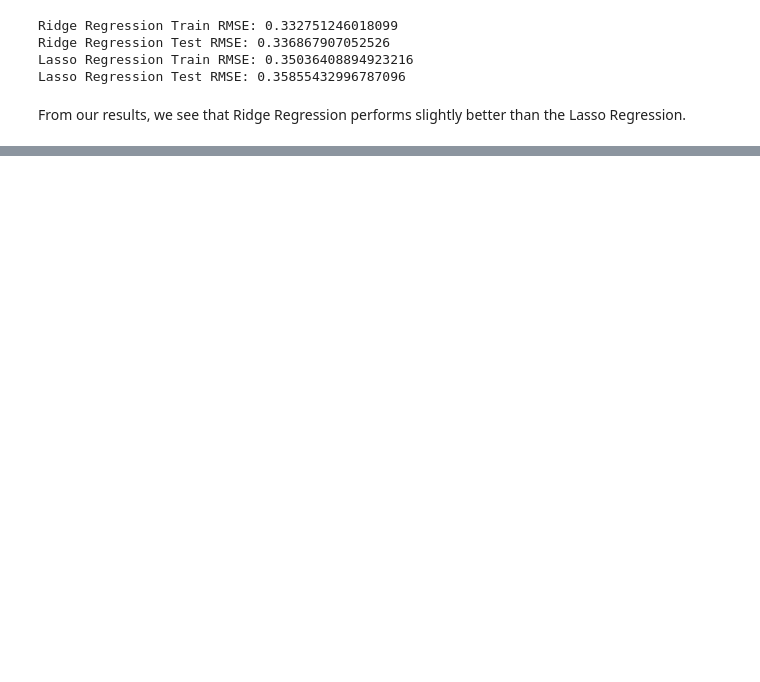
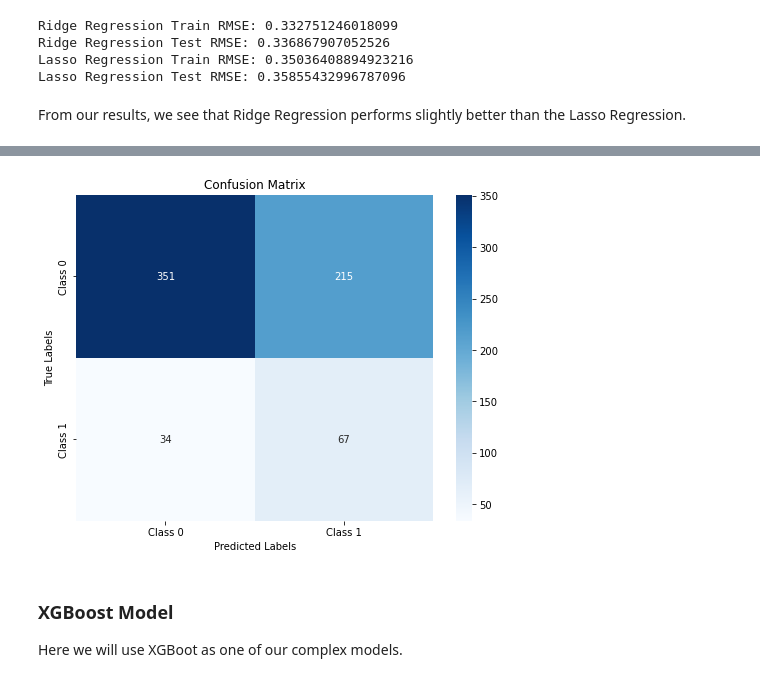
Before and after one commit to DoreenMolly/SyriaTel-Churn-Prediction, a Jupyter notebook: SyriaTel_Customer_Prediction.ipynb, the cells around one changed output, grey strips where cells are left out. Drawn from its saved outputs; the diff is of its cells as text; code cells hidden in the pictures; blank space fills up the shorter version.

```diff
--- a/SyriaTel_Customer_Prediction.ipynb
+++ b/SyriaTel_Customer_Prediction.ipynb
@@ -776,0 +670,31 @@ XGBoost Test Accuracy (Train-Test Split): 0.9805097451274363
+# %%
+# Split the data into features (X) and target variable (y)
+X = df_scaled.drop(columns=['churn'])
+y = df_scaled['churn']
+
+# Train-test split
+X_train, X_test, y_train, y_test = train_test_split(X, y, test_size=0.2, random_state=42)
+
+# Apply SMOTE to the training data (to balance the training data by oversampling the minority class)
+smote = SMOTE(random_state=42)
+X_train_resampled, y_train_resampled = smote.fit_resample(X_train, y_train)
+
+# Initialize Logistic Regression with class weight balancing
+log_reg = LogisticRegression(random_state=42, max_iter=1000, class_weight='balanced')
+
+# Train the Logistic Regression model on the resampled data
+log_reg.fit(X_train_resampled, y_train_resampled)
+
+# Predictions on the test data
+y_pred = log_reg.predict(X_test)
+
+# Calculate metrics
+accuracy = accuracy_score(y_test, y_pred)
+precision = precision_score(y_test, y_pred)
+recall = recall_score(y_test, y_pred)
+f1 = f1_score(y_test, y_pred)
+
+print("Logistic Regression Accuracy:", accuracy)
+print("Logistic Regression Precision:", precision)
+print("Logistic Regression Recall:", recall)
+print("Logistic Regression F1 Score:", f1)
@@ -776,0 +716,20 @@ XGBoost Test Accuracy (Train-Test Split): 0.9805097451274363
+# %%
+# Calculate confusion matrix
+cm = confusion_matrix(y_test, y_pred)
+
+# Define class labels
+class_labels = ['Class 0', 'Class 1']
+
+# Plot confusion matrix
+plt.figure(figsize=(8, 6))
+sns.heatmap(cm, annot=True, cmap='Blues', fmt='d', xticklabels=class_labels, yticklabels=class_labels)
+plt.xlabel('Predicted Labels')
+plt.ylabel('True Labels')
+plt.title('Confusion Matrix')
+plt.show()
+# %% [output]
+[figure, added]
+# %% [markdown]
+### XGBoost Model
+
+Here we will use XGBoot as one of our complex models.
```
Also changed, not shown: parts of 21 cells of this notebook.
